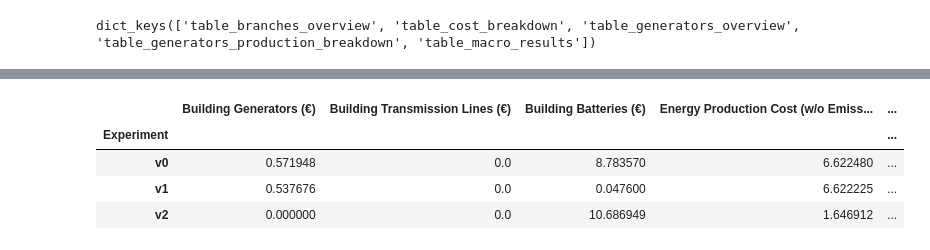
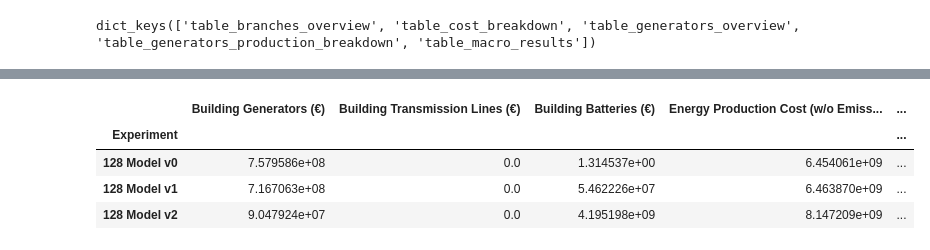
Before and after one commit to TinusAlsos/master_project, a Jupyter notebook: notebooks/compare_runs.ipynb, the cells around one changed output, grey strips where cells are left out. Saved outputs shown, nothing was run; the diff lists cells and outputs as text; code cells hidden in the pictures.

```diff
--- a/notebooks/compare_runs.ipynb
+++ b/notebooks/compare_runs.ipynb
@@ -21,6 +21,15 @@ RUNS_FOLDER = os.path.join(ROOT_FOLDER, "runs")
 SINGLE_RUNS_FOLDER = os.path.join(RUNS_FOLDER, "single_runs")
 BATCH_RUNS_FOLDER = os.path.join(RUNS_FOLDER, "batch_runs")
 TEST_BATCH_RUNS_FOLDER = os.path.join(BATCH_RUNS_FOLDER, "test")
+# %%
+batch_name = "128-v0-v1-v2"
+batch_folder = os.path.join(BATCH_RUNS_FOLDER, batch_name)
 # %%
-test_folders = [os.path.join(TEST_BATCH_RUNS_FOLDER, f) for f in os.listdir(TEST_BATCH_RUNS_FOLDER)]
+test_folders = [
+    os.path.join(TEST_BATCH_RUNS_FOLDER, f) for f in os.listdir(TEST_BATCH_RUNS_FOLDER)
+]
+
 test_display_names = ["v0", "v1", "v2"]
+
+batch_folder = [os.path.join(batch_folder, f) for f in os.listdir(batch_folder)]
+print(batch_folder)
@@ -29,10 +40,11 @@ test_display_names = ["v0", "v1", "v2"]
 folder1 = os.path.join(BATCH_RUNS_FOLDER, "1_GTSEP_v0-No name-Feb18_Tue_h08")
 folder2 = os.path.join(BATCH_RUNS_FOLDER, "2_GTSEP_v1-No name-Feb18_Tue_h08")
 folder3 = os.path.join(SINGLE_RUNS_FOLDER, "GTSEP_v2-No name-Feb19_Wed_h09")
-results_folders_to_explore = [folder1, folder2,folder3]
+# results_folders_to_explore = [folder1, folder2,folder3]
+results_folders_to_explore = batch_folder
 display_names = ["128 Model v0", "128 Model v1", "128 Model v2"]
-results_folders_to_explore = test_folders
-display_names = test_display_names
+# results_folders_to_explore = test_folders
+# display_names = test_display_names
 MAX_COLUMNS = 2
 
 # Alternatively explore all folders in a batch directory
@@ -162,8 +191,6 @@ No images found for Remaining Figures.
 # %% [markdown]
 ## Tables
 # %%
-
-
 # Dictionary to store lists of dataframes for each detected table
 merged_tables = {}
 
@@ -188,12 +215,14 @@ for folder, name in zip(results_folders_to_explore, display_names):
                 df = pd.read_csv(table_path, index_col=0)
 
                 # Preserve the existing index name (if it’s None, set a default, e.g. "Category")
-                existing_index_name = df.index.name if df.index.name is not None else "Category"
+                existing_index_name = (
+                    df.index.name if df.index.name is not None else "Category"
+                )
 
                 # Create a new MultiIndex combining the experiment name and the existing index.
                 new_index = pd.MultiIndex.from_arrays(
                     [[name] * len(df), df.index],
-                    names=["Experiment", existing_index_name]
+                    names=["Experiment", existing_index_name],
                 )
                 df.index = new_index
 
@@ -218,7 +247,7 @@ for folder, name in zip(results_folders_to_explore, display_names):
 # Merge dataframes for each table type
 final_merged_tables = {table: pd.concat(dfs) for table, dfs in merged_tables.items()}
 
-# Display the merged tables (showing only the first few rows for brevity)
-for table_name, df in final_merged_tables.items():
-    print(f"\n=== {table_name} ===")
-    print(df.head())
+# # Display the merged tables (showing only the first few rows for brevity)
+# for table_name, df in final_merged_tables.items():
+#     print(f"\n=== {table_name} ===")
+#     print(df.head())
@@ -261,8 +604,8 @@ table_macro_results
 # %%
-table_cost_breakdown / 1e9
+table_cost_breakdown
 # %% [output]
 |  | Building Generators (€) | Building Transmission Lines (€) | Building Batteries (€) | Energy Production Cost (w/o Emiss... | ... |
 | Experiment |  |  |  |  | ... |
-| v0 | 0.571948 | 0.0 | 8.783570 | 6.622480 | ... |
-| v1 | 0.537676 | 0.0 | 0.047600 | 6.622225 | ... |
-| v2 | 0.000000 | 0.0 | 10.686949 | 1.646912 | ... |
+| 128 Model v0 | 7.579586e+08 | 0.0 | 1.314537e+00 | 6.454061e+09 | ... |
+| 128 Model v1 | 7.167063e+08 | 0.0 | 5.462226e+07 | 6.463870e+09 | ... |
+| 128 Model v2 | 9.047924e+07 | 0.0 | 4.195198e+09 | 8.147209e+09 | ... |
```
Also changed, not shown: parts of 24 cells of this notebook, 5 other files.
